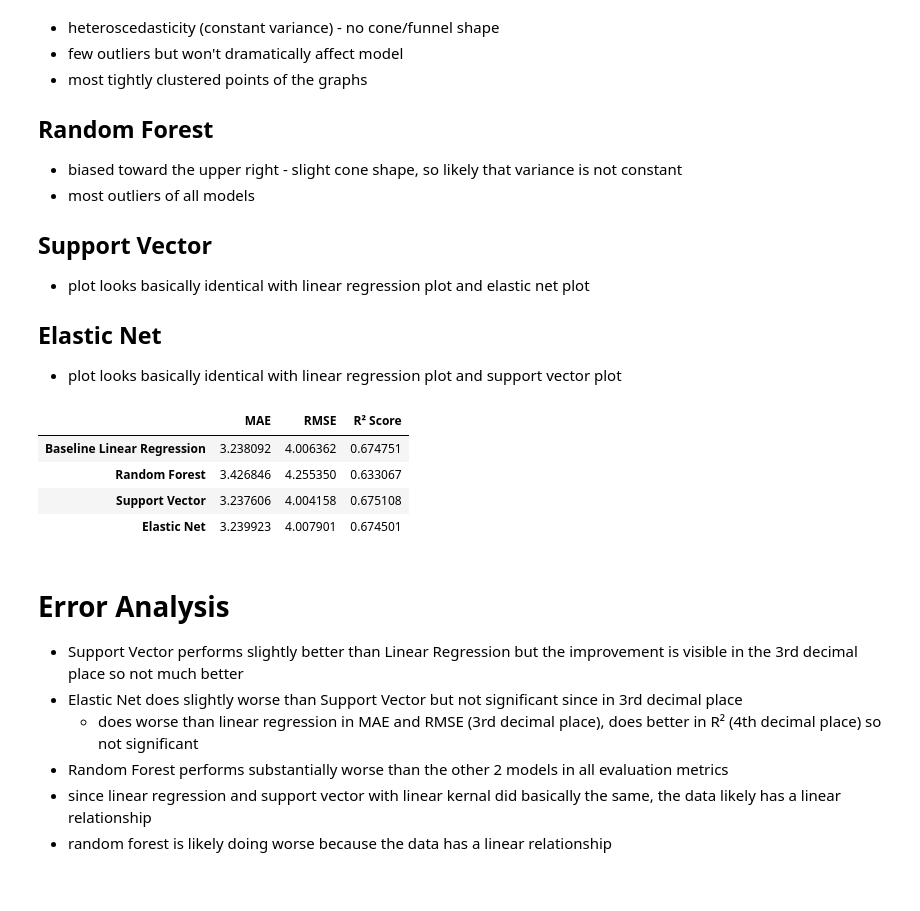
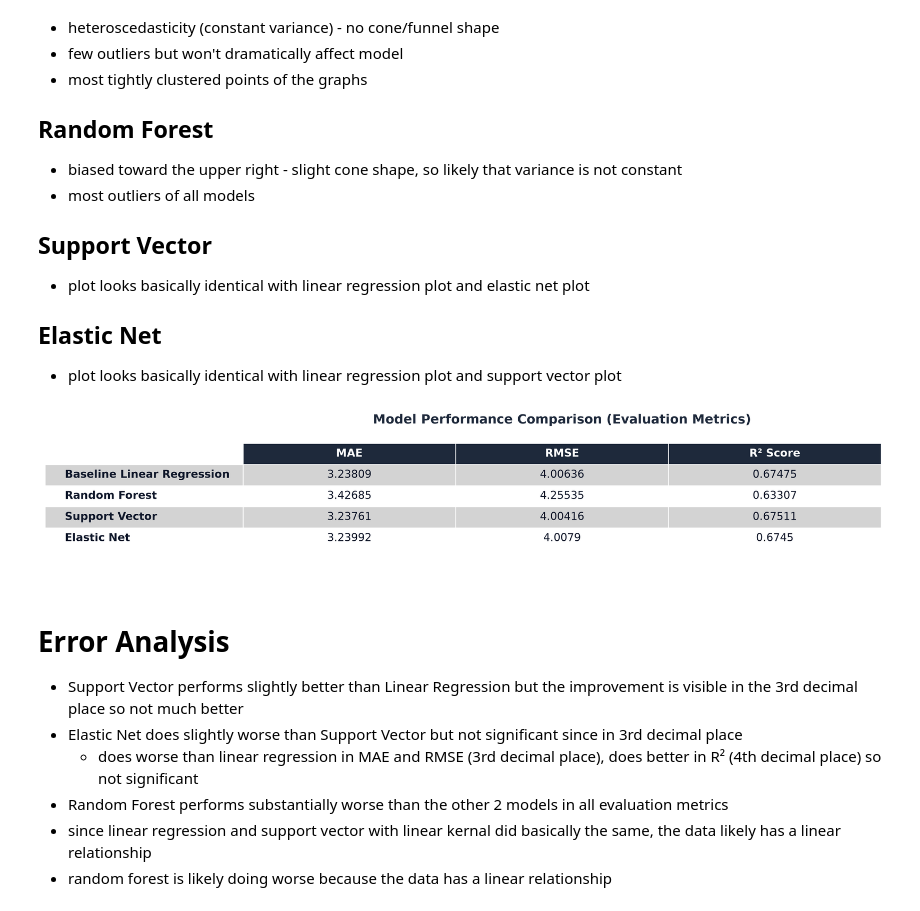
Before and after one commit to skateb2020/ct4101_project, a Jupyter notebook: notebooks/06_analysis.ipynb, the cells around one changed output. Cells and saved outputs as stored; diff of their text form; code cells hidden in the pictures.

Commit message:
Add residual plot and analysis for elastic net

```diff
--- a/notebooks/06_analysis.ipynb
+++ b/notebooks/06_analysis.ipynb
@@ -104,40 +105,80 @@ from sklearn.metrics import root_mean_squared_error, mean_absolute_error, r2_sco
 baseline_val_mae = mean_absolute_error(y_test, baseline_y_pred)
 baseline_val_rmse = root_mean_squared_error(y_test, baseline_y_pred)
 baseline_val_r2 = r2_score(y_test, baseline_y_pred)
 
 #random forest evaluation
 rf_val_mae = mean_absolute_error(y_test, rf_y_pred)
 rf_val_rmse = root_mean_squared_error(y_test, rf_y_pred)
 rf_val_r2 = r2_score(y_test, rf_y_pred)
 
 #support vector evaluation
 sv_val_mae = mean_absolute_error(y_test, sv_y_pred)
 sv_val_rmse = root_mean_squared_error(y_test, sv_y_pred)
 sv_val_r2 = r2_score(y_test, sv_y_pred)
 
 #elastic net evaluation
 en_val_mae = mean_absolute_error(y_test, en_y_pred)
 en_val_rmse = root_mean_squared_error(y_test, en_y_pred)
 en_val_r2 = r2_score(y_test, en_y_pred)
 
 #summary dictionary
 results_data = {
     "Model": ["Baseline Linear Regression", "Random Forest", "Support Vector", "Elastic Net"],
     "MAE": [baseline_val_mae, rf_val_mae, sv_val_mae, en_val_mae],
     "RMSE": [baseline_val_rmse, rf_val_rmse, sv_val_rmse, en_val_rmse],
     "R² Score": [baseline_val_r2, rf_val_r2, sv_val_r2, en_val_r2]
 }
 
 results_df = pd.DataFrame(results_data)
 results_df = results_df.set_index('Model')
-results_df.index.name = None
-display(results_df)
+
+#creates an image version of the chart and saves in the report folder
+fig, ax = plt.subplots(figsize=(9, 2.8), dpi=300)
+ax.axis('off')
+ax.axis('tight')
+
+ax.text(0.5, 1.0, 'Model Performance Comparison (Evaluation Metrics)', fontsize=13, fontweight='bold', color='#1e293b', ha='center', va='center', transform=ax.transAxes)
+
+#table for image file
+df_to_plot = results_df.round(5)
+table = ax.table(
+    cellText=df_to_plot.values,
+    colLabels=df_to_plot.columns,
+    rowLabels=df_to_plot.index,
+    loc='center',
+    cellLoc='center'
+)
+table.auto_set_font_size(False)
+table.set_fontsize(11)
+table.scale(1.3, 1.8)
+
+for (row, col), cell in table.get_celld().items():
+    cell.set_edgecolor('#ffffff')
+    cell.set_linewidth(0.8)
+
+    if row == 0:
+        #header
+        cell.set_facecolor('#1e293b')
+        cell.set_text_props(weight='bold', color='white')
+    elif col == -1:
+        #model names
+        cell.set_text_props(weight='bold', color='#0f172a', ha='left')
+        if row % 2 == 1:
+            cell.set_facecolor('#D3D3D3')
+        else:
+            cell.set_facecolor('#ffffff')
+    else:
+        #data cells with zebra stripes
+        if row % 2 == 1:
+            cell.set_facecolor('#D3D3D3')
+        else:
+            cell.set_facecolor('#ffffff')
+        cell.set_text_props(color='#0f172a')
+
+plt.savefig('../reports/model_comparison_table.png', dpi=300, bbox_inches='tight')
+plt.show()
 # %% [output]
-|  | MAE | RMSE | R² Score |
-| Baseline Linear Regression | 3.238092 | 4.006362 | 0.674751 |
-| Random Forest | 3.426846 | 4.255350 | 0.633067 |
-| Support Vector | 3.237606 | 4.004158 | 0.675108 |
-| Elastic Net | 3.239923 | 4.007901 | 0.674501 |
+[figure, added]
 # %% [markdown]
 # Error Analysis
 - Support Vector performs slightly better than Linear Regression but the improvement is visible in the 3rd decimal place so not much better
```
Also changed, not shown: parts of 1 cell of this notebook, 2 other files.
